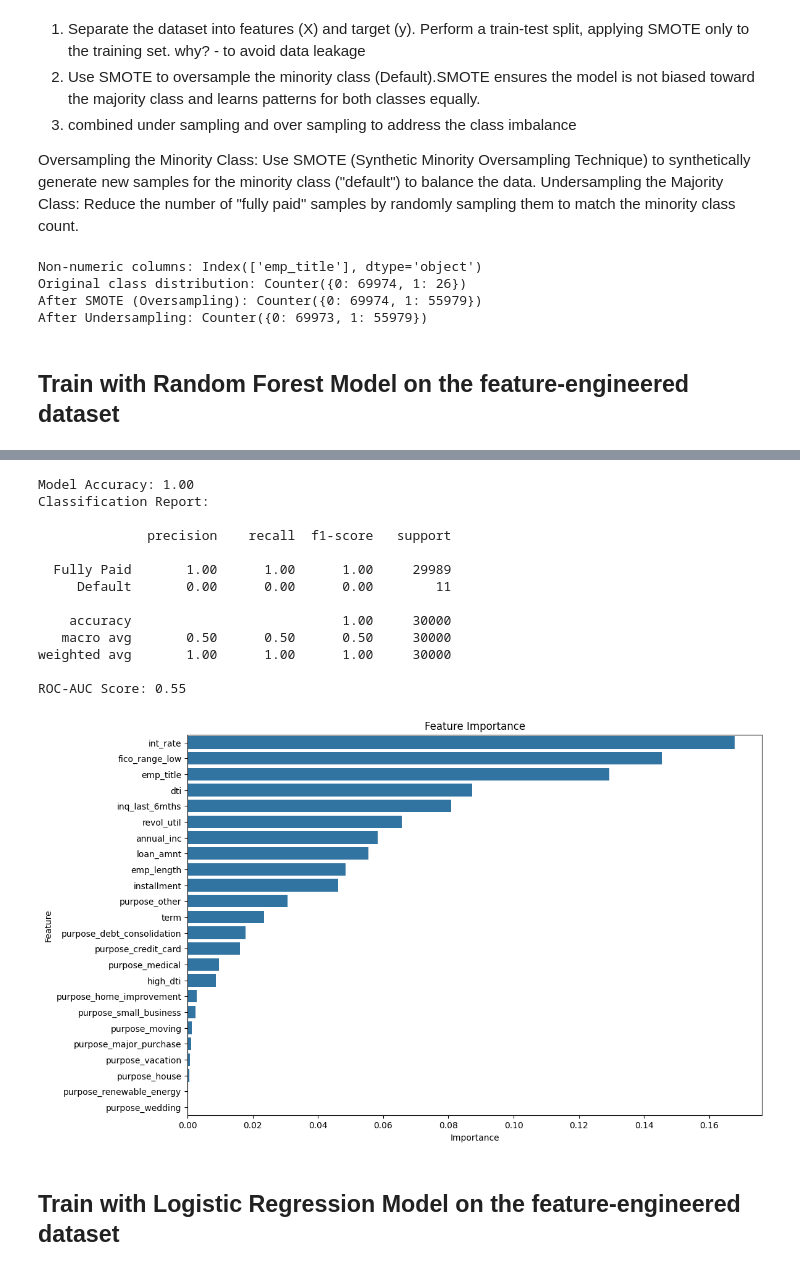
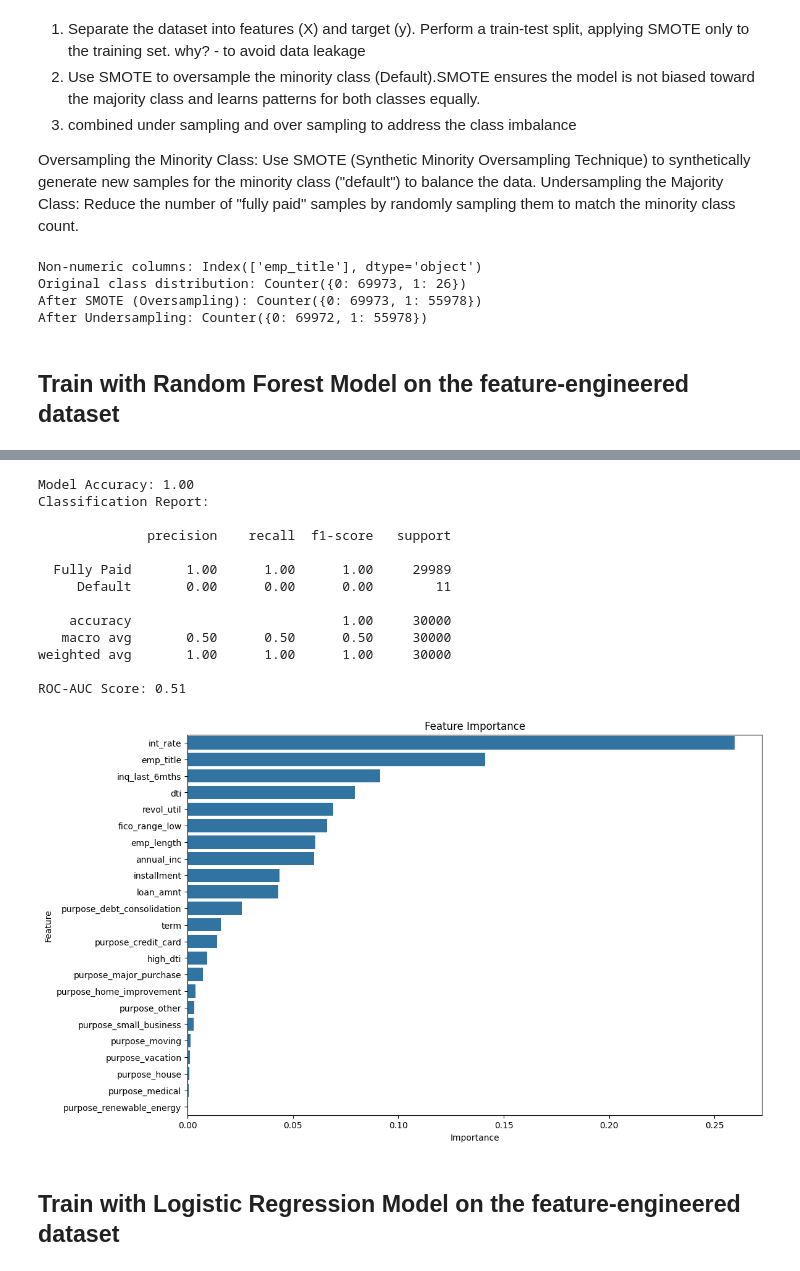
Before and after one commit to iamdinithi/loan-prediction-model, a Jupyter notebook: Random_Forest_Logistic_Regression.ipynb, the cells around one changed output, grey strips where cells are left out. Cells and saved outputs as stored; diff of their text form; code cells hidden in the pictures.

```diff
--- a/Random_Forest_Logistic_Regression.ipynb
+++ b/Random_Forest_Logistic_Regression.ipynb
@@ -12,7 +12,7 @@ import warnings
 warnings.filterwarnings('ignore')
 # %%
 # URL to the raw CSV file
-url = "https://raw.githubusercontent.com/iamdinithi/loan-prediction-model/refs/heads/main/dataset/loan-data-randomized.csv"
+url = "https://raw.githubusercontent.com/iamdinithi/loan-prediction-model/refs/heads/main/dataset/loan-default.csv"
 
 # Load the dataset into a pandas DataFrame
 try:
@@ -293,9 +293,9 @@ X_train_resampled, y_train_resampled = undersampler.fit_resample(X_train_smote,
 print("After Undersampling:", Counter(y_train_resampled))
 # %% [output]
 Non-numeric columns: Index(['emp_title'], dtype='object')
-Original class distribution: Counter({0: 69974, 1: 26})
-After SMOTE (Oversampling): Counter({0: 69974, 1: 55979})
-After Undersampling: Counter({0: 69973, 1: 55979})
+Original class distribution: Counter({0: 69973, 1: 26})
+After SMOTE (Oversampling): Counter({0: 69973, 1: 55978})
+After Undersampling: Counter({0: 69972, 1: 55978})
 # %% [markdown]
 ## **Train with Random Forest Model on the feature-engineered dataset**
 # %%
@@ -334,7 +334,7 @@ plt.figure(figsize=(8, 6))
 sns.heatmap(conf_matrix, annot=True, fmt="d", cmap="Blues", xticklabels=['Fully Paid', 'Default'], yticklabels=['Fully Paid', 'Default'])
 plt.xlabel("Predicted")
 plt.ylabel("Actual")
-plt.title("Confusion Matrix")
+plt.title("Random Forest - Confusion Matrix")
 plt.show()
 
 # Evaluate model accuracy
@@ -368,17 +368,17 @@ plt.show()
 Model Accuracy: 1.00
 Classification Report:
 
               precision    recall  f1-score   support
 
   Fully Paid       1.00      1.00      1.00     29989
      Default       0.00      0.00      0.00        11
 
     accuracy                           1.00     30000
    macro avg       0.50      0.50      0.50     30000
 weighted avg       1.00      1.00      1.00     30000
 
-ROC-AUC Score: 0.55
+ROC-AUC Score: 0.51
-[figure, old version]
+[figure, new version]
 # %% [markdown]
 ## **Train with Logistic Regression Model on the feature-engineered dataset**
 # %%
```
Also changed, not shown: parts of 13 cells of this notebook.
